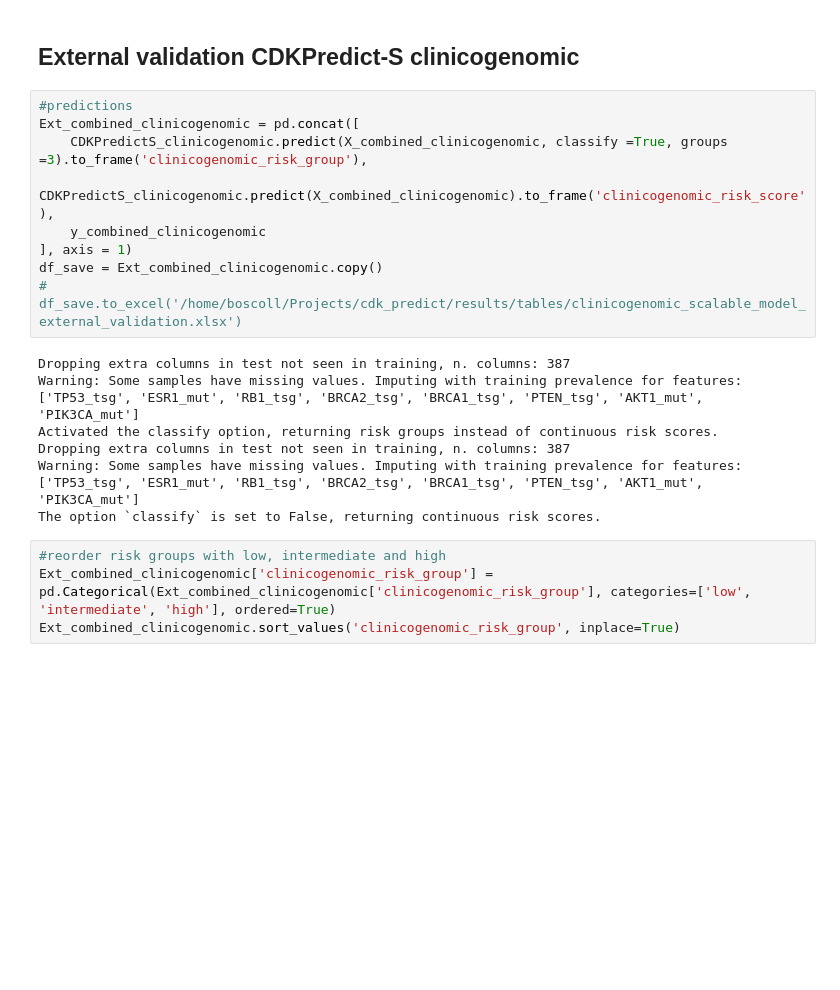
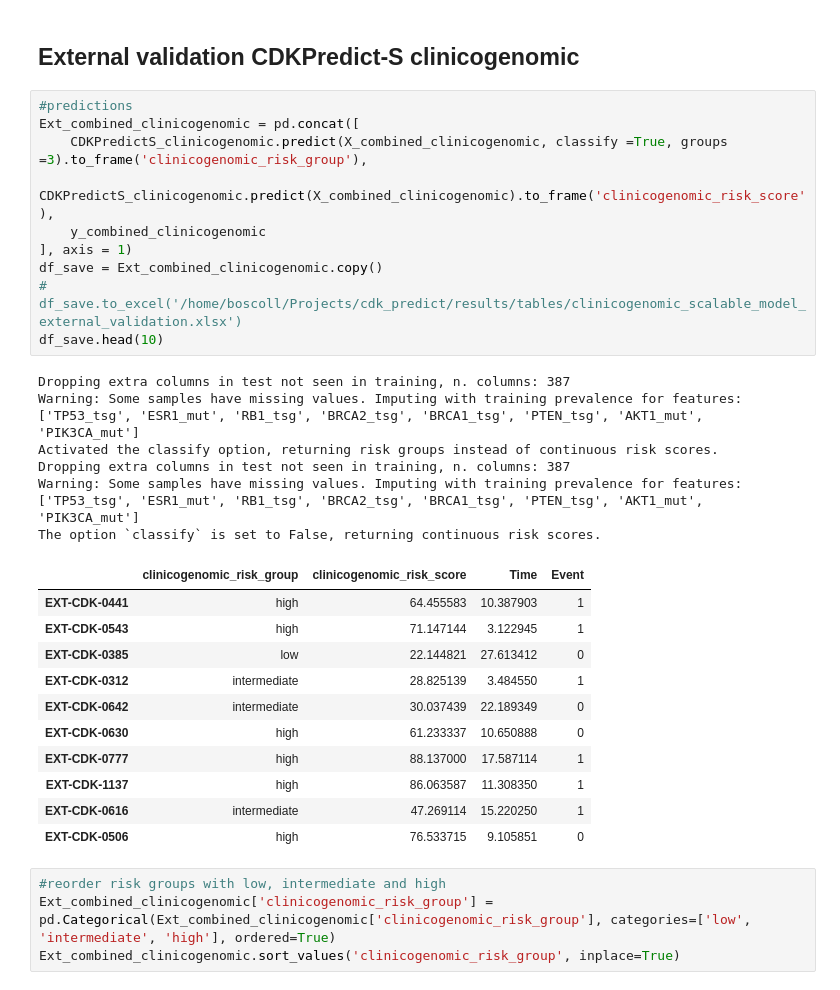
Before and after one commit to lboscolobielo/CDKPredict, a Jupyter notebook: code/cdkpredict_scalable_ext_validation.ipynb, the cells around one changed output. Cells and saved outputs as stored; diff of their text form; blank space fills up the shorter version.

```diff
--- a/code/cdkpredict_scalable_ext_validation.ipynb
+++ b/code/cdkpredict_scalable_ext_validation.ipynb
@@ -121,19 +133,31 @@ plot_kaplan_meier_risktable(Ext_combined_clinical, 'risk_bin', colors=palette_km
 # %%
 #predictions
 Ext_combined_clinicogenomic = pd.concat([
     CDKPredictS_clinicogenomic.predict(X_combined_clinicogenomic, classify =True, groups =3).to_frame('clinicogenomic_risk_group'),
     CDKPredictS_clinicogenomic.predict(X_combined_clinicogenomic).to_frame('clinicogenomic_risk_score'),
     y_combined_clinicogenomic
 ], axis = 1)
 df_save = Ext_combined_clinicogenomic.copy()
 # df_save.to_excel('/home/boscoll/Projects/cdk_predict/results/tables/clinicogenomic_scalable_model_external_validation.xlsx')
+df_save.head(10)
 # %% [output]
 Dropping extra columns in test not seen in training, n. columns: 387
 Warning: Some samples have missing values. Imputing with training prevalence for features: ['TP53_tsg', 'ESR1_mut', 'RB1_tsg', 'BRCA2_tsg', 'BRCA1_tsg', 'PTEN_tsg', 'AKT1_mut', 'PIK3CA_mut']
 Activated the classify option, returning risk groups instead of continuous risk scores.
 Dropping extra columns in test not seen in training, n. columns: 387
 Warning: Some samples have missing values. Imputing with training prevalence for features: ['TP53_tsg', 'ESR1_mut', 'RB1_tsg', 'BRCA2_tsg', 'BRCA1_tsg', 'PTEN_tsg', 'AKT1_mut', 'PIK3CA_mut']
 The option `classify` is set to False, returning continuous risk scores.
+|  | clinicogenomic_risk_group | clinicogenomic_risk_score | Time | Event |
+| EXT-CDK-0441 | high | 64.455583 | 10.387903 | 1 |
+| EXT-CDK-0543 | high | 71.147144 | 3.122945 | 1 |
+| EXT-CDK-0385 | low | 22.144821 | 27.613412 | 0 |
+| EXT-CDK-0312 | intermediate | 28.825139 | 3.484550 | 1 |
+| EXT-CDK-0642 | intermediate | 30.037439 | 22.189349 | 0 |
+| EXT-CDK-0630 | high | 61.233337 | 10.650888 | 0 |
+| EXT-CDK-0777 | high | 88.137000 | 17.587114 | 1 |
+| EXT-CDK-1137 | high | 86.063587 | 11.308350 | 1 |
+| EXT-CDK-0616 | intermediate | 47.269114 | 15.220250 | 1 |
+| EXT-CDK-0506 | high | 76.533715 | 9.105851 | 0 |
 # %%
 #reorder risk groups with low, intermediate and high
 Ext_combined_clinicogenomic['clinicogenomic_risk_group'] = pd.Categorical(Ext_combined_clinicogenomic['clinicogenomic_risk_group'], categories=['low', 'intermediate', 'high'], ordered=True)
```
Also changed, not shown: parts of 1 cell of this notebook, 1 other file.
